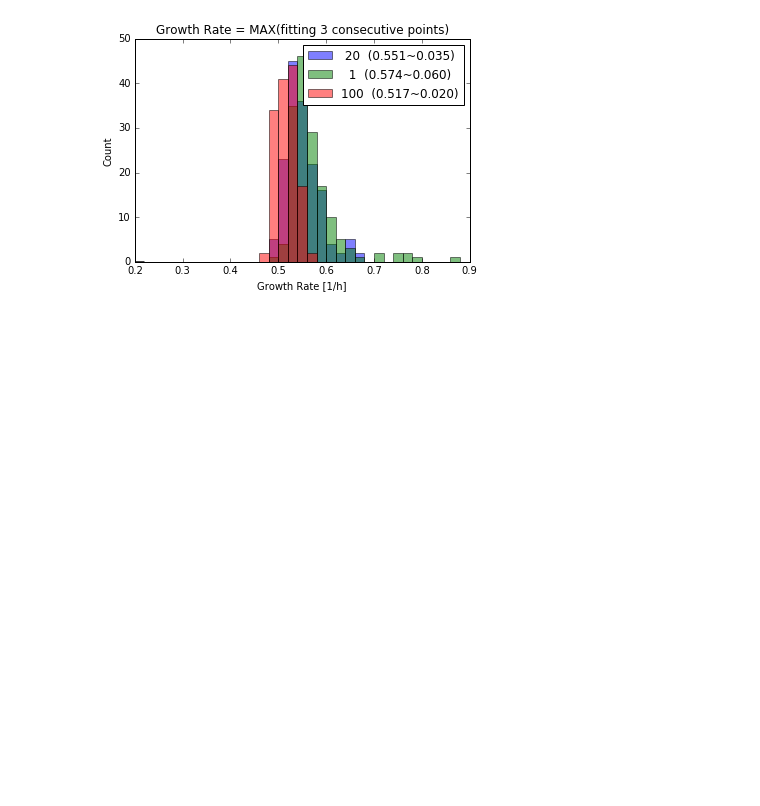
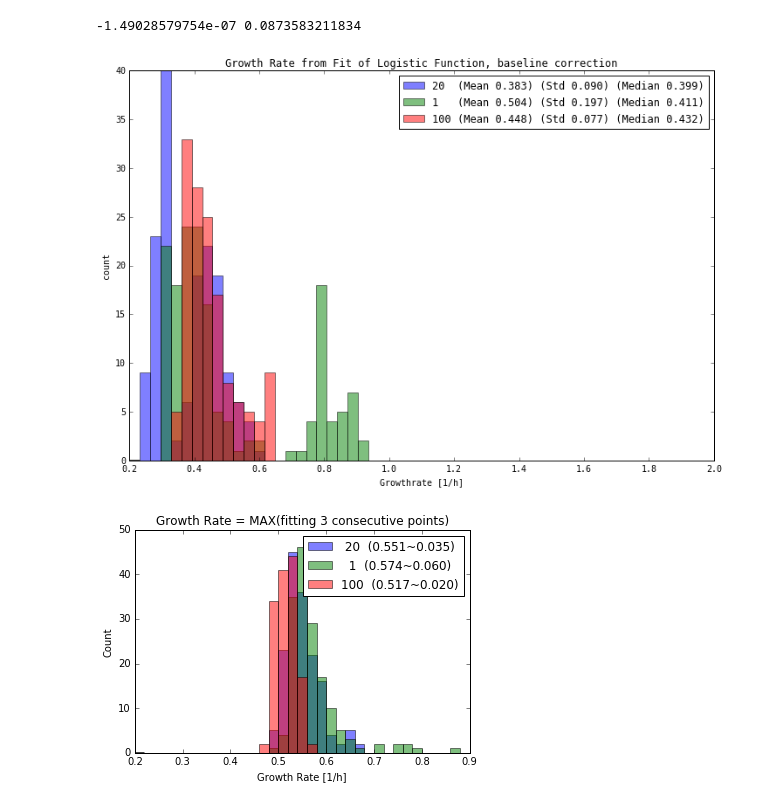
Before and after one commit to lukasgeyrhofer/millifluidcs, a Jupyter notebook: qbio/analysis_170810.ipynb, the cells around one changed output. Cells and saved outputs as stored; diff of their text form; code cells hidden in the pictures; blank space fills up the shorter version.

```diff
--- a/qbio/analysis_170810.ipynb
+++ b/qbio/analysis_170810.ipynb
@@ -46,3 +75,75 @@ plt.show()
+# %%
+def logisticfunction(x,gr,t0,mx):
+    return mx/(1+np.exp(-gr*(x-t0)))
+# %%
+baseline_maxtime = 45000
+maxfev = 5000
+baseline_t = np.array([])
+baseline_s = np.array([])
+
+allowedlabels = ['1','20','100']
+
+for label,tr in data:
+    if label in allowedlabels:
+        for t in tr:
+            tm  = t[:,0]
+            pmt = t[:,1]
+            baseline_t = np.concatenate([baseline_t,tm[tm<baseline_maxtime]])
+            baseline_s = np.concatenate([baseline_s,pmt[tm<baseline_maxtime]])
+
+
+a = (len(baseline_t) * np.sum(baseline_t * baseline_s) - np.sum(baseline_t) * np.sum(baseline_s)) / (len(baseline_t) * np.sum(baseline_t*baseline_t) - np.sum(baseline_t) * np.sum(baseline_t))
+b = (np.sum(baseline_s) - a * np.sum(baseline_t))/len(baseline_t)
+
+print a,b
+
+#a=b=0
+
+number_points = 4
+lgnd = list()
+for label,tr in data:
+    if label in allowedlabels:
+        gr = list()
+        lgr = list()
+        for t in tr:
+            tm  = t[:,0]
+            sg  = t[:,1]
+
+            sg  = sg[tm>baseline_maxtime]
+            tm  = tm[tm>baseline_maxtime]
+            #print tm
+
+            sg  = np.abs(sg - a * tm - b)
+            tm /= 3.6e3
+
+            p0 = np.array([1,20,5])
+            try:
+                fit,cov = curve_fit(logisticfunction,tm,sg,p0=p0,maxfev = maxfev)
+            except:
+                fit = np.zeros(3)
+            #print fit[0]
+
+            #plt.semilogy(tm,sg)
+
+            grt = np.array([(number_points * np.sum(tm[i:i+number_points] * np.log(sg[i:i+number_points])) - np.sum(tm[i:i+number_points])*np.sum(np.log(sg[i:i+number_points]))) / \
+                            (number_points * np.sum(tm[i:i+number_points] * tm[i:i+number_points])         - np.sum(tm[i:i+number_points])*np.sum(tm[i:i+number_points])) for i in range(len(tm)-number_points)])
+
+
+            #plt.plot(tm[:-number_points],grt)
+
+            gr.append(np.max(grt))
+            lgr.append(fit[0])
+        #plt.show()
+        plt.hist(lgr,range=(.2,1.8),bins=50,alpha=.5)
+        plt.xlabel('Growthrate [1/h]')
+        plt.ylabel('count')
+        lgnd.append('{:3s} (Mean {:.3f}) (Std {:.3f}) (Median {:.3f})'.format(label,np.mean(lgr),np.std(lgr),np.median(lgr)))
+plt.title('Growth Rate from Fit of Logistic Function, baseline correction')
+plt.legend(lgnd)
+plt.show()
+# %% [output]
+-1.49028579754e-07 0.0873583211834
+[figure, added]
 # %%
 number_points = 3
 lgnd = list()
```
Also changed, not shown: parts of 7 cells of this notebook.
